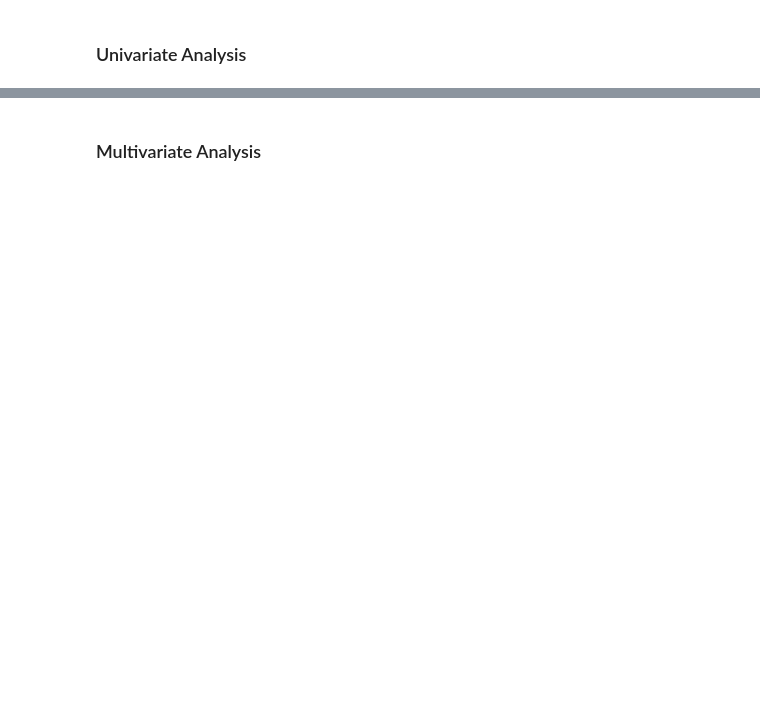
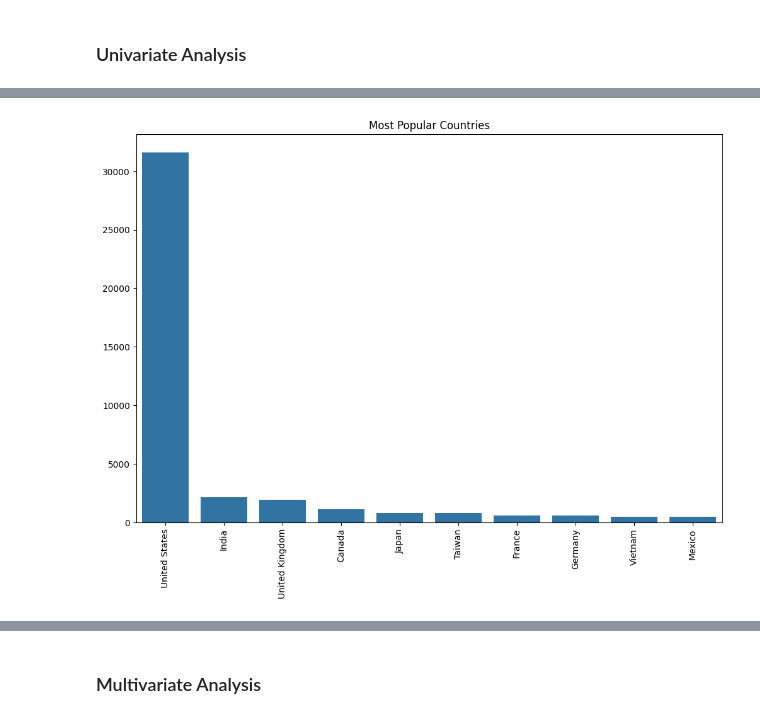
Before and after one commit to Andrew-Bordei/Data-Science, a Jupyter notebook: recommendation_system/notebooks/eda.ipynb, the cells around one changed output, grey strips where cells are left out. Saved outputs shown, nothing was run; the diff lists cells and outputs as text; code cells hidden in the pictures; blank space fills up the shorter version.

```diff
--- a/recommendation_system/notebooks/eda.ipynb
+++ b/recommendation_system/notebooks/eda.ipynb
@@ -65,4 +56,5 @@ shape: (1, 1)
 # %%
-print_popular_stats(df, "country")
+popular_country=print_popular_stats(df, "country")
+popular_country
 # %% [output]
 10 most popular country:
@@ -201,0 +173,4 @@ shape: (5, 22)
+# %%
+bar_plot(popular_country['country'].to_numpy(), popular_country['count'].to_numpy(),"Most Popular Countries")
+# %% [output]
+[figure, added]
```
Also changed, not shown: parts of 30 cells of this notebook, 1 other file.
